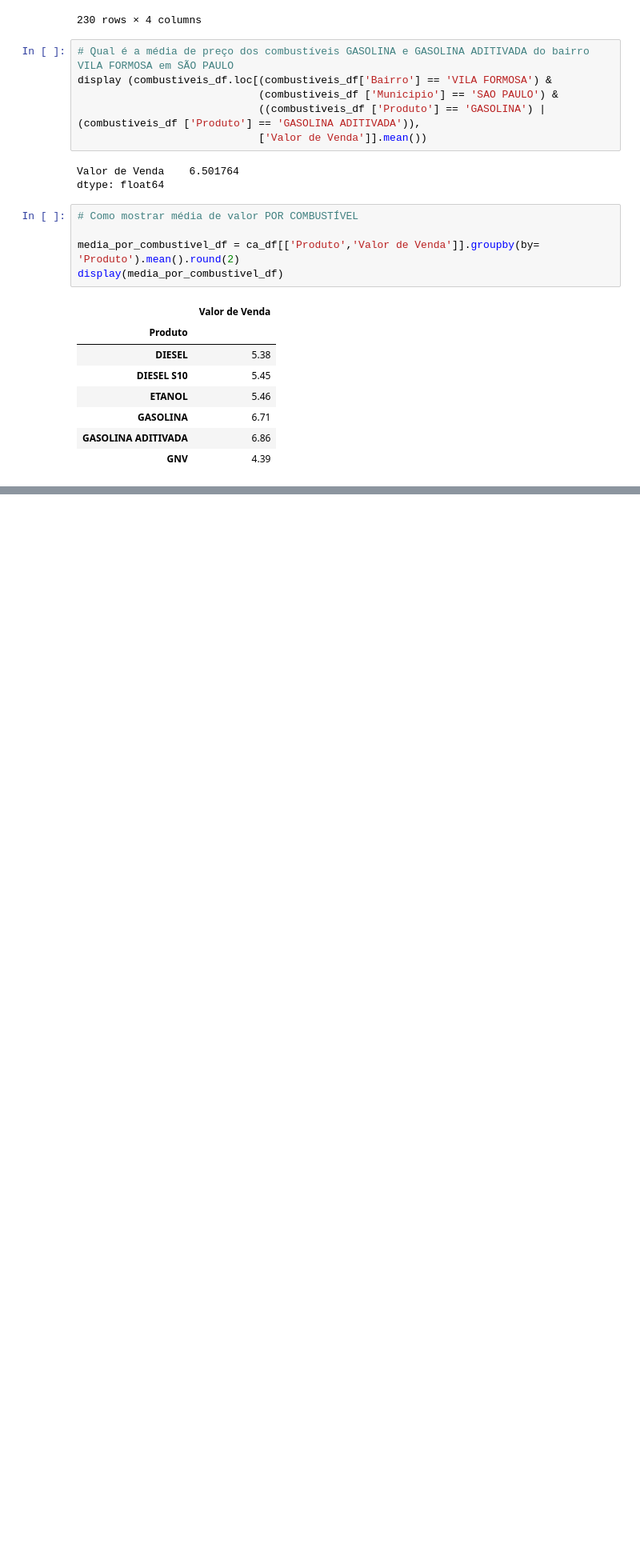
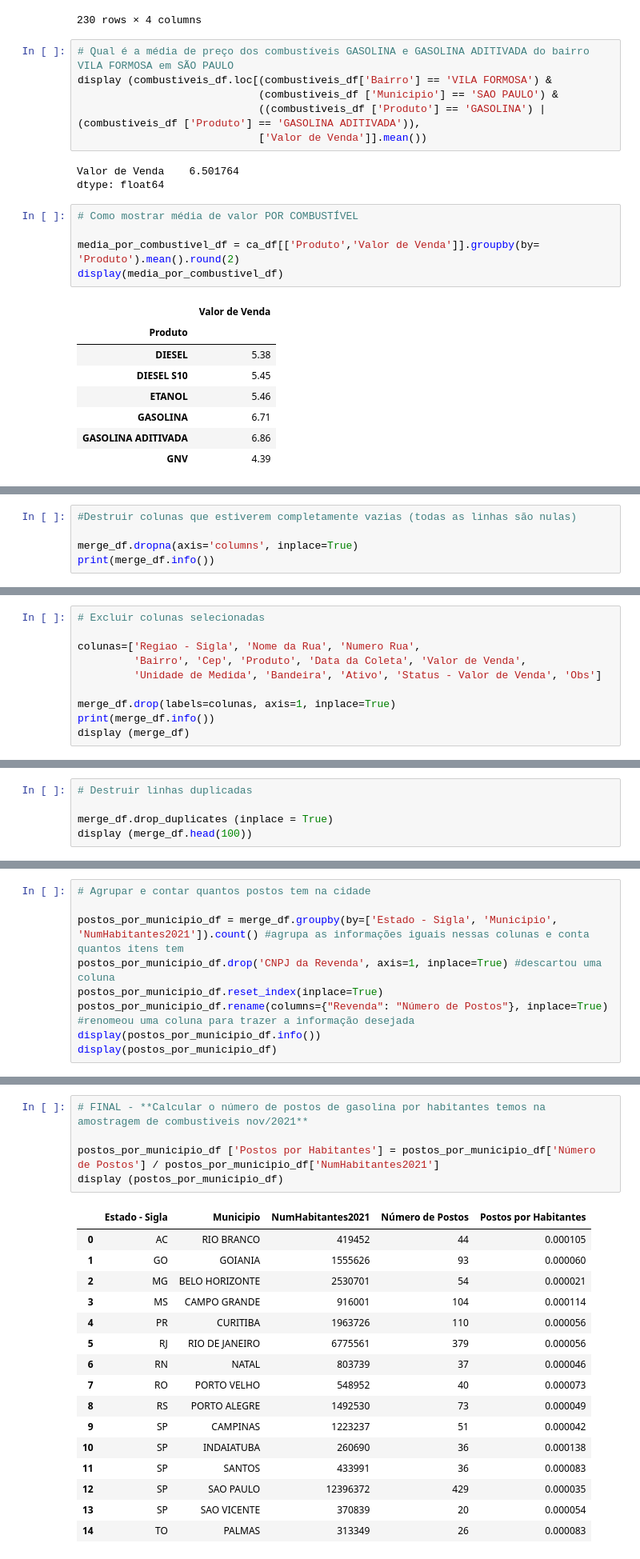
Before and after one commit to L1NEA/PythonPanda2023.01, a Jupyter notebook: Pandas01.ipynb, the cells around one changed output, grey strips where cells are left out. Shown: that part at 80% size. Drawn from its saved outputs; the diff is of its cells as text; blank space fills up the shorter version.

```diff
--- a/Pandas01.ipynb
+++ b/Pandas01.ipynb
@@ -368,0 +460,5 @@ etanol_santoandre_df.to_excel('etanol_santoandre.xlsx', sheet_name = 'Etanol em
+# %%
+#Destruir colunas que estiverem completamente vazias (todas as linhas são nulas)
+
+merge_df.dropna(axis='columns', inplace=True)
+print(merge_df.info())
@@ -368,0 +483,10 @@ etanol_santoandre_df.to_excel('etanol_santoandre.xlsx', sheet_name = 'Etanol em
+# %%
+# Excluir colunas selecionadas
+
+colunas=['Regiao - Sigla', 'Nome da Rua', 'Numero Rua',
+         'Bairro', 'Cep', 'Produto', 'Data da Coleta', 'Valor de Venda',
+         'Unidade de Medida', 'Bandeira', 'Ativo', 'Status - Valor de Venda', 'Obs']
+
+merge_df.drop(labels=colunas, axis=1, inplace=True)
+print(merge_df.info())
+display (merge_df)
@@ -368,0 +520,5 @@ etanol_santoandre_df.to_excel('etanol_santoandre.xlsx', sheet_name = 'Etanol em
+# %%
+# Destruir linhas duplicadas
+
+merge_df.drop_duplicates (inplace = True)
+display (merge_df.head(100))
@@ -368,0 +539,9 @@ etanol_santoandre_df.to_excel('etanol_santoandre.xlsx', sheet_name = 'Etanol em
+# %%
+# Agrupar e contar quantos postos tem na cidade
+
+postos_por_municipio_df = merge_df.groupby(by=['Estado - Sigla', 'Municipio', 'NumHabitantes2021']).count() #agrupa as informações iguais nessas colunas e conta quantos itens tem
+postos_por_municipio_df.drop('CNPJ da Revenda', axis=1, inplace=True) #descartou uma coluna
+postos_por_municipio_df.reset_index(inplace=True)
+postos_por_municipio_df.rename(columns={"Revenda": "Número de Postos"}, inplace=True) #renomeou uma coluna para trazer a informação desejada
+display(postos_por_municipio_df.info())
+display(postos_por_municipio_df)
@@ -368,0 +577,22 @@ etanol_santoandre_df.to_excel('etanol_santoandre.xlsx', sheet_name = 'Etanol em
+# %%
+# FINAL - **Calcular o número de postos de gasolina por habitantes temos na amostragem de combustiveis nov/2021**
+
+postos_por_municipio_df ['Postos por Habitantes'] = postos_por_municipio_df['Número de Postos'] / postos_por_municipio_df['NumHabitantes2021']
+display (postos_por_municipio_df)
+# %% [output]
+|  | Estado - Sigla | Municipio | NumHabitantes2021 | Número de Postos | Postos por Habitantes |
+| 0 | AC | RIO BRANCO | 419452 | 44 | 0.000105 |
+| 1 | GO | GOIANIA | 1555626 | 93 | 0.000060 |
+| 2 | MG | BELO HORIZONTE | 2530701 | 54 | 0.000021 |
+| 3 | MS | CAMPO GRANDE | 916001 | 104 | 0.000114 |
+| 4 | PR | CURITIBA | 1963726 | 110 | 0.000056 |
+| 5 | RJ | RIO DE JANEIRO | 6775561 | 379 | 0.000056 |
+| 6 | RN | NATAL | 803739 | 37 | 0.000046 |
+| 7 | RO | PORTO VELHO | 548952 | 40 | 0.000073 |
+| 8 | RS | PORTO ALEGRE | 1492530 | 73 | 0.000049 |
+| 9 | SP | CAMPINAS | 1223237 | 51 | 0.000042 |
+| 10 | SP | INDAIATUBA | 260690 | 36 | 0.000138 |
+| 11 | SP | SANTOS | 433991 | 36 | 0.000083 |
+| 12 | SP | SAO PAULO | 12396372 | 429 | 0.000035 |
+| 13 | SP | SAO VICENTE | 370839 | 20 | 0.000054 |
+| 14 | TO | PALMAS | 313349 | 26 | 0.000083 |
```
Also changed, not shown: parts of 13 cells of this notebook.
